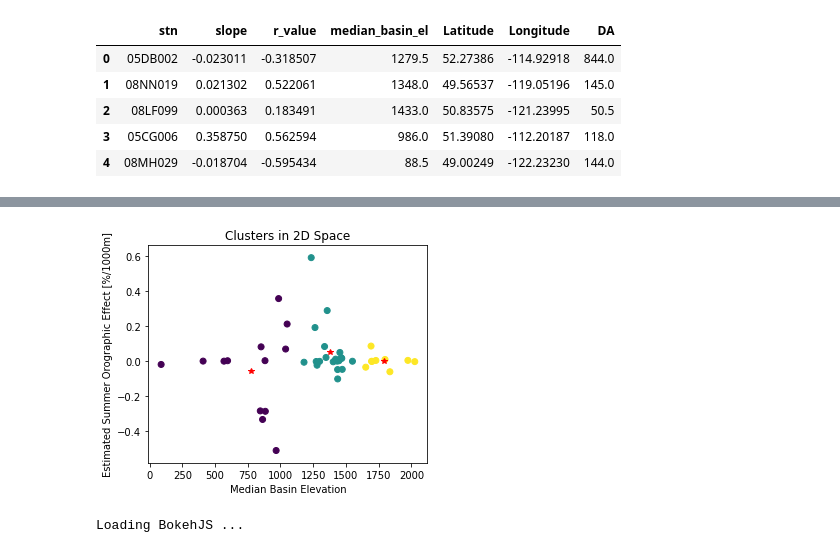
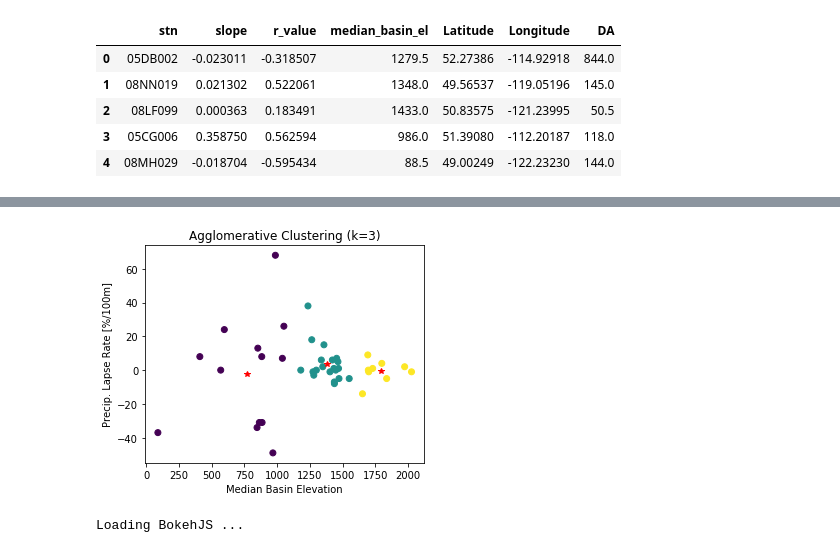
Before and after one commit to dankovacek/precip_radar, a Jupyter notebook: Spatial_Analysis.ipynb, the cells around one changed output, grey strips where cells are left out. Cells and saved outputs as stored; diff of their text form; code cells hidden in the pictures.

```diff
--- a/Spatial_Analysis.ipynb
+++ b/Spatial_Analysis.ipynb
@@ -291,29 +313,37 @@ def create_orography_figure(stn, data, n_days):
             print(err)
             print(els, precip)
 
+        # express the lapse rate in terms of % per 100m change in elevation
+        lr = calculate_orographic_rate(els, slope, intercept)
+        if ~np.isfinite(lr):
+            lr = 0
+        else:
+            lr = int(100 * calculate_orographic_rate(els, slope, intercept))
+
         if np.any(np.isnan((slope, intercept, r_value))):
-            return None, None, None
+            return None, None, None, None
 
         if sum(precip) == 0:
-            return None, None, None
+            return None, None, None, None
 
         x = np.linspace(np.min(els), np.max(els), 100)
         y = [e * slope + intercept for e in x]
 
-        fig = figure(title='{} {:.2f}: {:.2f} ({} days)'.format(stn, slope, r_value, n_days))
+        fig = figure(title='{} {:d}%/100m ({} days)'.format(stn, int(100*lr), n_days))
         fig.circle(els, precip, color='blue')
         fig.line(x, y, color='red')
         fig.xaxis.major_label_orientation = math.pi / 2
+        fig.xaxis.axis_label = 'Elevation [masl]'
         fig.title.text_font_size = '8pt'
-        return fig, slope, r_value
-    return None, None, None
+        return fig, slope, r_value, lr
+    return None, None, None, None
 # %%
 from bokeh.layouts import grid, row, column
 from bokeh.plotting import figure
 from bokeh.io import show
 
 all_figs, all_m, all_r, good_stns, median_basin_els = [], [], [], [], []
-lats, lons, DAs = [], [], []
+lats, lons, DAs, all_lrs = [], [], [], []
 for stn in orog_dict:
     stn_data = wsc_stn_data[wsc_stn_data['Station Number'] == stn]
     stn_da = stn_data['DA'].values[0]
@@ -322,7 +352,7 @@ for stn in orog_dict:
     median_el = np.median(orog_dict[stn]['elevation'])
     this_data = orog_dict[stn]['even_bin_precip']
     n_days = int(orog_dict[stn]['total_duration'] / 24)
-    this_fig, this_slope, this_r = create_orography_figure(stn, this_data, n_days)
+    this_fig, this_slope, this_r, this_lr = create_orography_figure(stn, this_data, n_days)
     if this_fig is not None:
         all_figs.append(this_fig)
         all_m.append(this_slope)
@@ -332,6 +362,8 @@ for stn in orog_dict:
         lats.append(stn_lat)
         lons.append(stn_lon)
         DAs.append(stn_da)
+        all_lrs.append(this_lr)
+
 
 n_cols = 6
 n_rows = int(np.ceil(len(all_figs) / n_cols))
@@ -344,5 +376,6 @@ oro_results_df['median_basin_el'] = median_basin_els
 oro_results_df['Latitude'] = lats
 oro_results_df['Longitude'] = lons
 oro_results_df['DA'] = DAs
+oro_results_df['LR'] = all_lrs
 print(oro_results_df)
 # %% [output]
@@ -738,7 +772,7 @@ oro_results_df.head()
 | 3 | 05CG006 | 0.358750 | 0.562594 | 986.0 | 51.39080 | -112.20187 | 118.0 |
 | 4 | 08MH029 | -0.018704 | -0.595434 | 88.5 | 49.00249 | -122.23230 | 144.0 |
 # %%
-d1 = oro_results_df['slope'].values
+d1 = oro_results_df['LR'].values
 d2 = oro_results_df['median_basin_el'].values
 d3 = oro_results_df['DA'].values
 lats = oro_results_df['Latitude']
@@ -770,17 +836,17 @@ for cluster_num in range(n_clusters):
 # %%
 #visualize clusters in PC-space
 fig, ax = plt.subplots(1, 1, figsize=(5,4))
 
 ax.scatter(data[:,0],data[:,1],c=cn)
 ax.plot(cluster_pattern[:,0], cluster_pattern[:,1], 'r*')
 # plt.scatter(cluster_pattern_PC[:,0],cluster_pattern_PC[:,1],marker='*',c='k',s=100)
-ax.set_ylabel('Estimated Summer Orographic Effect [%/1000m]')
+ax.set_ylabel('Precip. Lapse Rate [%/100m]')
 ax.set_xlabel('Median Basin Elevation')
-ax.set_title('Clusters in 2D Space')
+ax.set_title('Agglomerative Clustering (k=3)')
 
 plt.show()
 # %% [output]
-[figure, old version]
+[figure, new version]
 # %%
 def get_polygon(stn):
     gdb_path = os.path.join(DB_DIR, 'WSC_Basins.gdb.zip')
```
Also changed, not shown: parts of 8 cells of this notebook, 9 other files.
